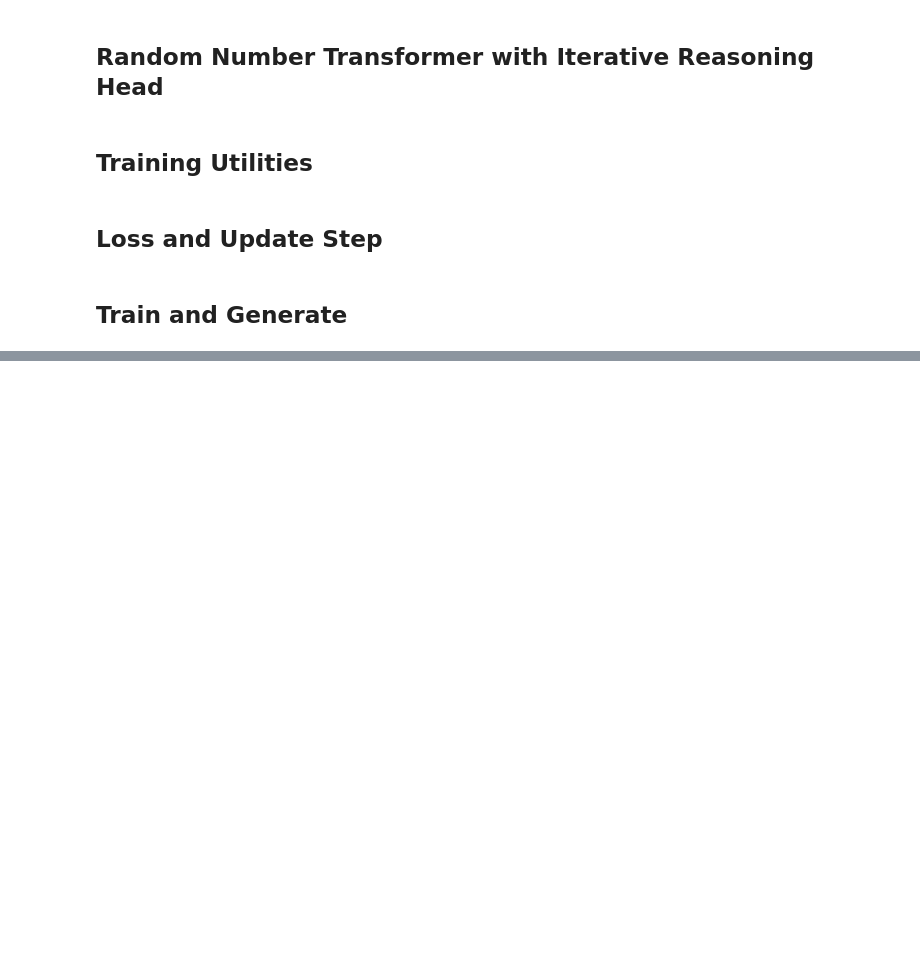
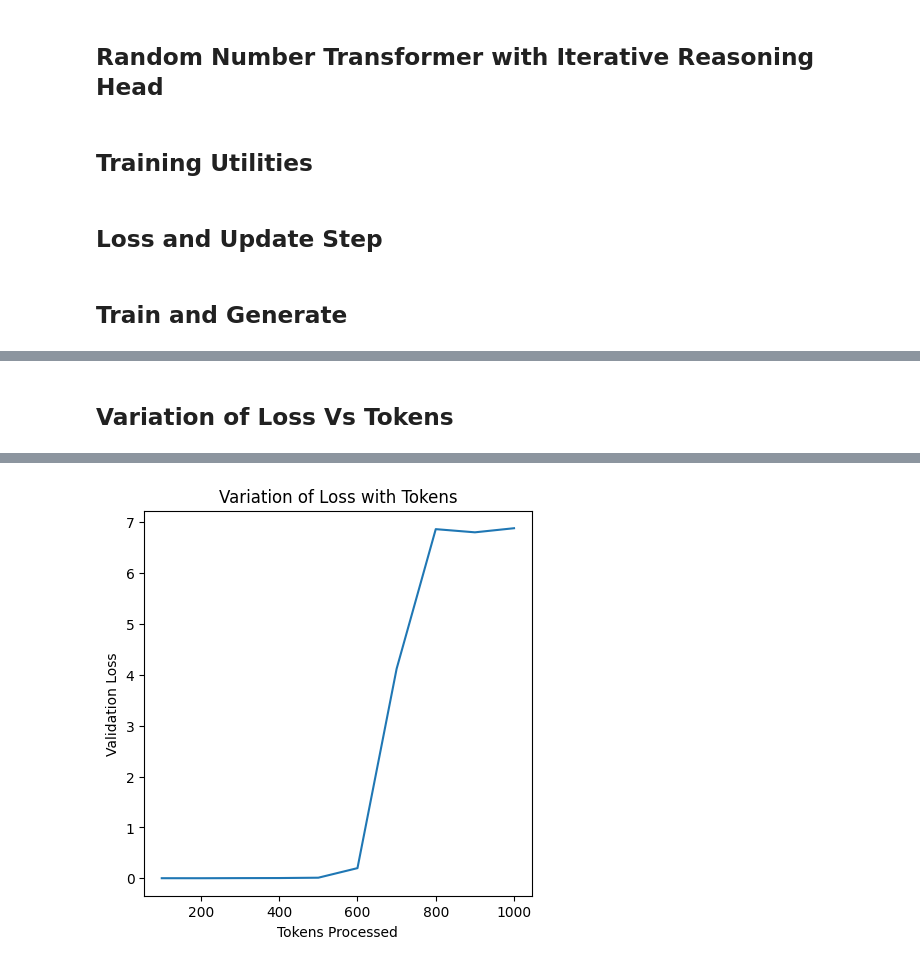
Before and after one commit to karush17/toy_examples, a Jupyter notebook: cot.ipynb, the cells around one changed output, grey strips where cells are left out. Cells and saved outputs as stored; diff of their text form; code cells hidden in the pictures; blank space fills up the shorter version.

```diff
--- a/cot.ipynb
+++ b/cot.ipynb
@@ -176,0 +182,60 @@ Generated Sequence: [27 27 27 27 27 27 47 27 27 27 27 27 27 27 27 27 76 27 27 27
+# %% [markdown]
+## Variation of Loss Vs Tokens
+# %%
+def main():
+  vocab_sizes = [100, 200, 300, 400, 500, 600, 700, 800, 900, 1000]
+  max_len = 40
+  d_model = 128
+  diff = 64
+  heads = 4
+  layers = 2
+  batch_size = 128
+  epochs = 500
+  evals = 1000
+
+  losses_all = []
+
+  for vocab_size in vocab_sizes:
+    model = RandomNumberTransformer(
+        d_model = d_model,
+        heads = heads,
+        diff = diff,
+        num_layers = layers,
+        vocab_size = vocab_size,
+        max_len = max_len
+    )
+    rng = jax.random.PRNGKey(42)
+    rng, init_rng = jax.random.split(rng)
+    state = create_train_state(
+        init_rng,
+        model,
+        input_shape = (batch_size, max_len)
+    )
+
+    losses = []
+    for i in range(epochs):
+      batch = generate_random_number_sequence(batch_size, max_len, vocab_size)
+      state, loss = train_step(state, batch)
+      losses.append(loss)
+
+      if i % 10 == 0:
+        print(f"Epoch: {i} | Loss: {loss}")
+
+    test_input = generate_random_number_sequence(1, max_len, vocab_size)
+    generated_logits = model.apply({"params": state.params}, test_input, training = False)
+    generated_logits = jax.nn.log_softmax(generated_logits, axis = -1)
+    generated_sequence = jnp.argmax(generated_logits, axis = -1).reshape(max_len,)
+    print(f"Generated Sequence: {generated_sequence}")
+    losses_all.append(losses[-1])
+
+  plt.figure(figsize = (5, 5))
+  plt.plot(vocab_sizes, losses_all)
+  plt.title("Variation of Loss with Tokens")
+  plt.xlabel("Tokens Processed")
+  plt.ylabel("Validation Loss")
+  plt.show()
+
+
+if __name__ == "__main__":
+  main()
+# %% [output]
@@ -176,0 +259 @@ Generated Sequence: [27 27 27 27 27 27 47 27 27 27 27 27 27 27 27 27 76 27 27 27
+[figure, added]
```
Also changed, not shown: parts of 5 cells of this notebook.
